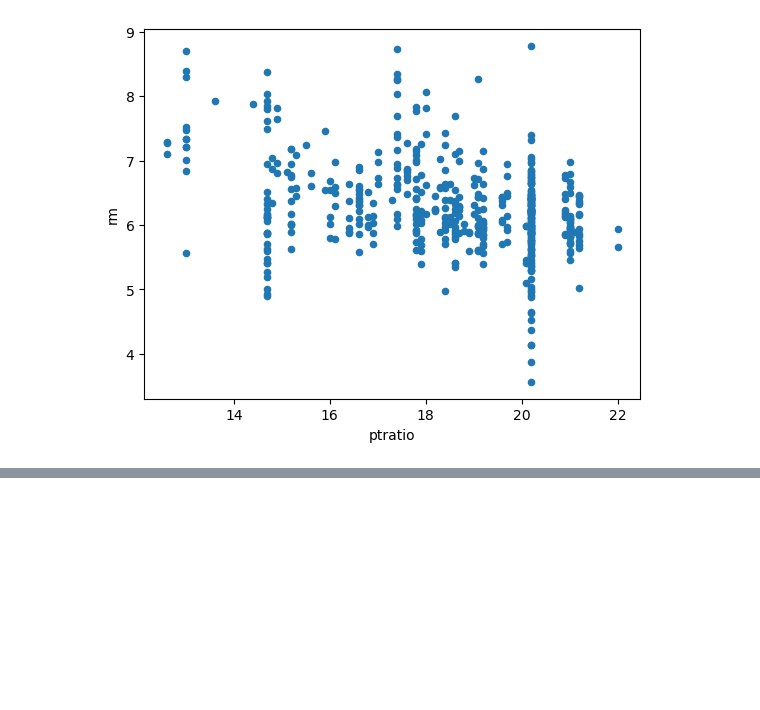
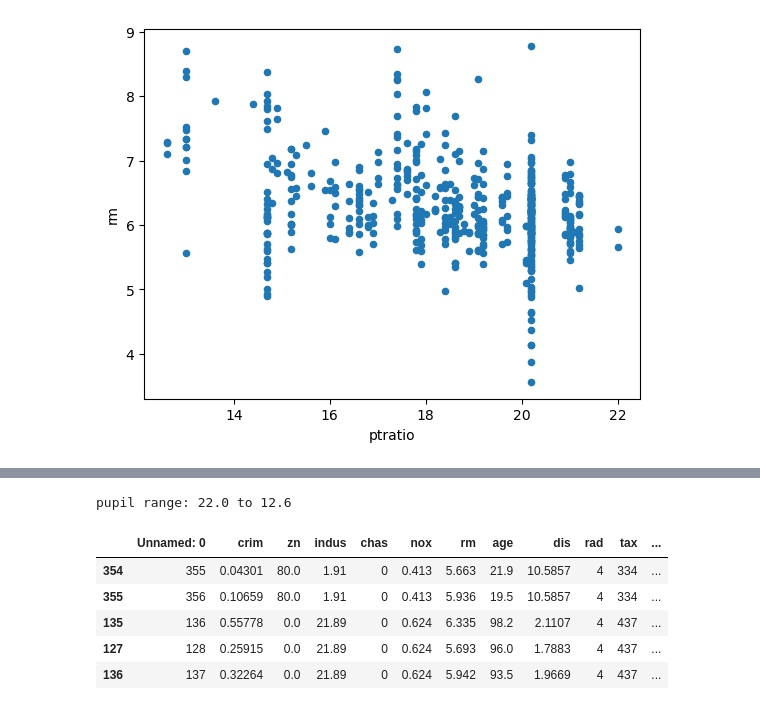
Before and after one commit to carolinegreen16/A_2, a Jupyter notebook: Assignment3/A3.ipynb, the cells around one changed output, grey strips where cells are left out. Cells and saved outputs as stored; diff of their text form; code cells hidden in the pictures; blank space fills up the shorter version.

```diff
--- a/Assignment3/A3.ipynb
+++ b/Assignment3/A3.ipynb
@@ -192,0 +227,12 @@ df.plot(x='ptratio', y='rm', kind='scatter')
+# %%
+## (e)
+print('pupil range:', df['ptratio'].max(), 'to', df['ptratio'].min())
+df.sort_values('ptratio', ascending=False).head()
+# %% [output]
+pupil range: 22.0 to 12.6
+|  | Unnamed: 0 | crim | zn | indus | chas | nox | rm | age | dis | rad | tax | ... |
+| 354 | 355 | 0.04301 | 80.0 | 1.91 | 0 | 0.413 | 5.663 | 21.9 | 10.5857 | 4 | 334 | ... |
+| 355 | 356 | 0.10659 | 80.0 | 1.91 | 0 | 0.413 | 5.936 | 19.5 | 10.5857 | 4 | 334 | ... |
+| 135 | 136 | 0.55778 | 0.0 | 21.89 | 0 | 0.624 | 6.335 | 98.2 | 2.1107 | 4 | 437 | ... |
+| 127 | 128 | 0.25915 | 0.0 | 21.89 | 0 | 0.624 | 5.693 | 96.0 | 1.7883 | 4 | 437 | ... |
+| 136 | 137 | 0.32264 | 0.0 | 21.89 | 0 | 0.624 | 5.942 | 93.5 | 1.9669 | 4 | 437 | ... |
```
Also changed, not shown: parts of 3 cells of this notebook.
